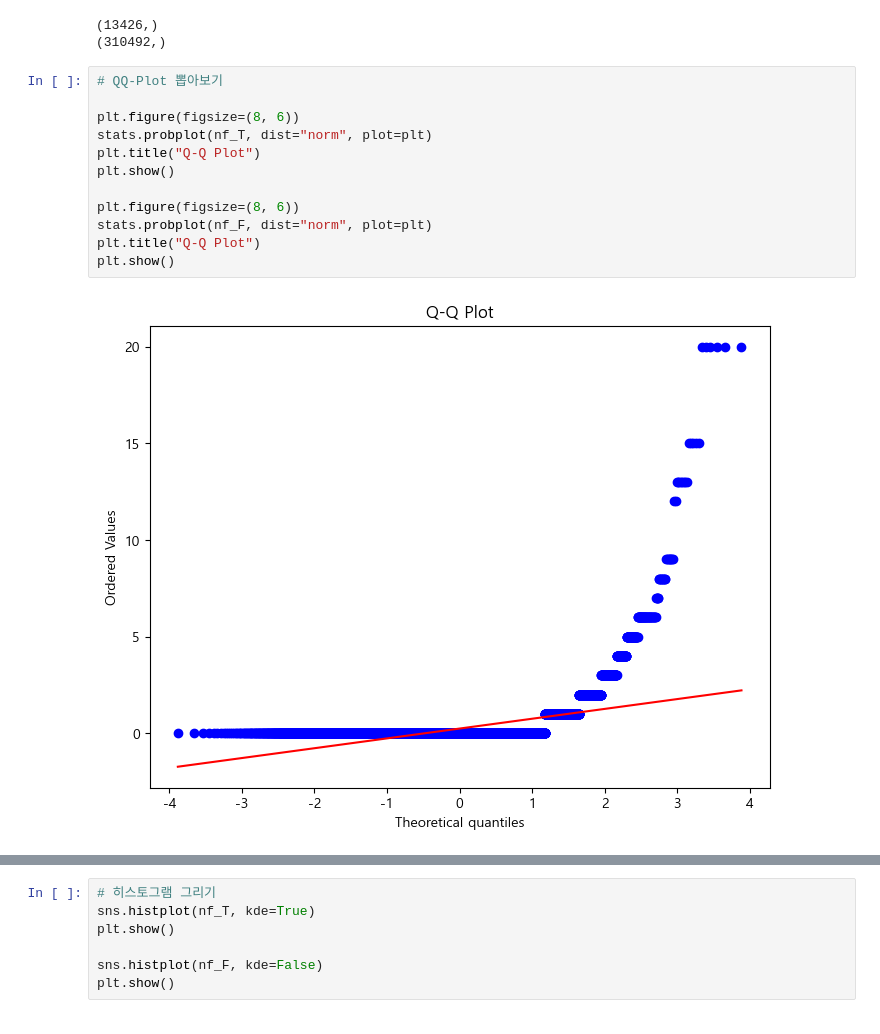
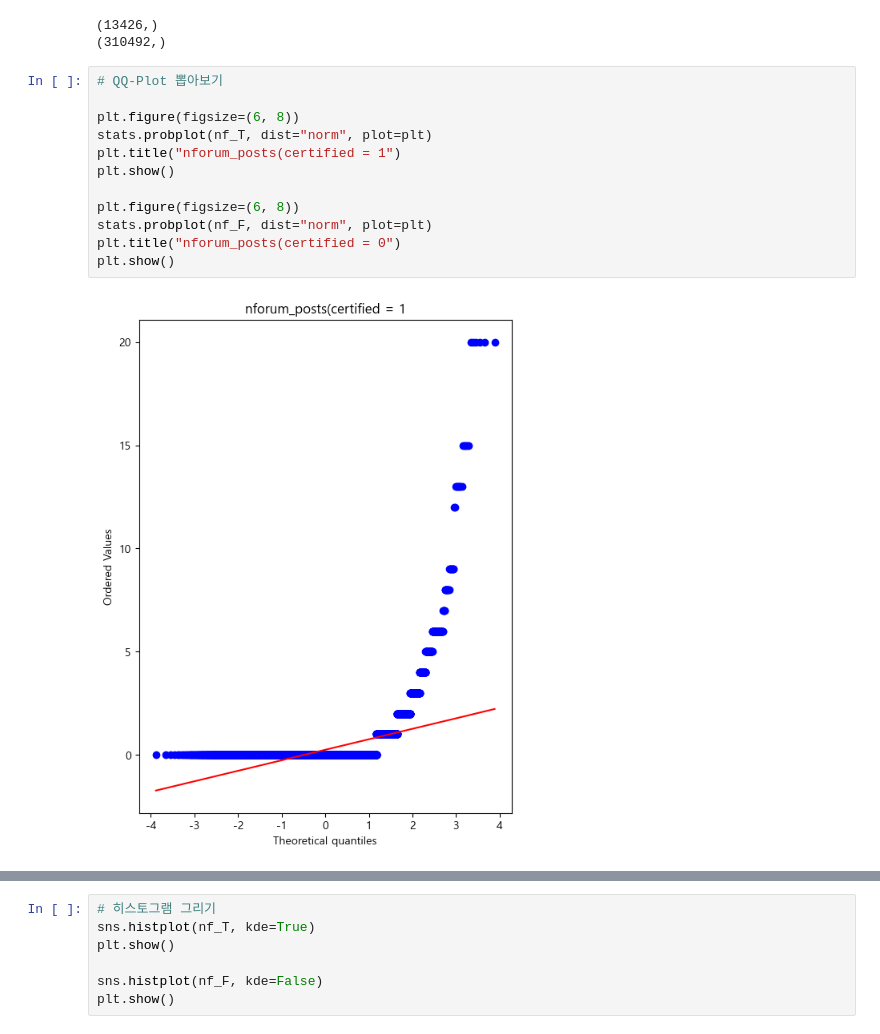
Before and after one commit to Heesang01/HOHO_Project, a Jupyter notebook: 코드 통합.ipynb, the cells around one changed output, grey strips where cells are left out. Cells and saved outputs as stored; diff of their text form.

```diff
--- a/코드 통합.ipynb
+++ b/코드 통합.ipynb
@@ -683,14 +680,14 @@ print(nf_F.shape)
 # %%
 # QQ-Plot 뽑아보기
 
-plt.figure(figsize=(8, 6))
+plt.figure(figsize=(6, 8))
 stats.probplot(nf_T, dist="norm", plot=plt)
-plt.title("Q-Q Plot")
+plt.title("nforum_posts(certified = 1")
 plt.show()
 
-plt.figure(figsize=(8, 6))
+plt.figure(figsize=(6, 8))
 stats.probplot(nf_F, dist="norm", plot=plt)
-plt.title("Q-Q Plot")
+plt.title("nforum_posts(certified = 0")
 plt.show()
 # %% [output]
-[figure, old version]
+[figure, new version]
```
Also changed, not shown: parts of 10 cells of this notebook.
